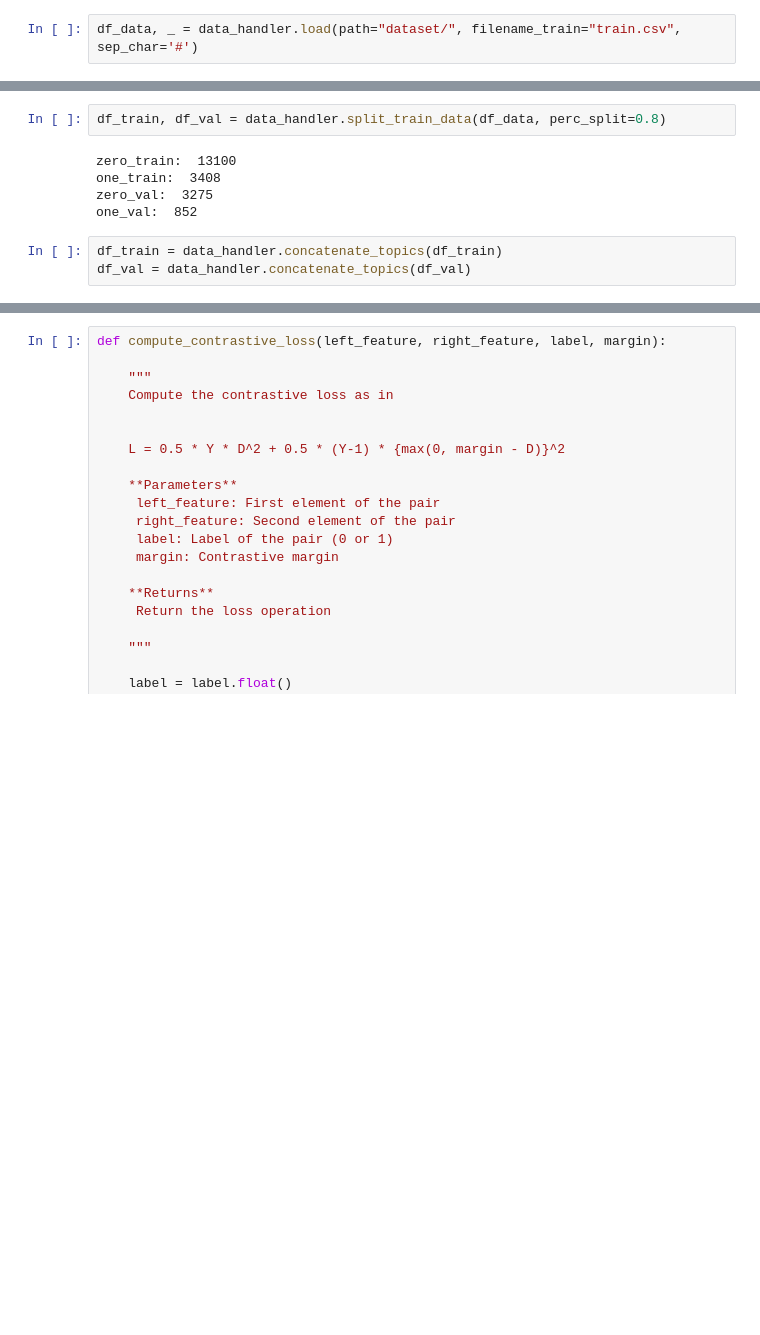
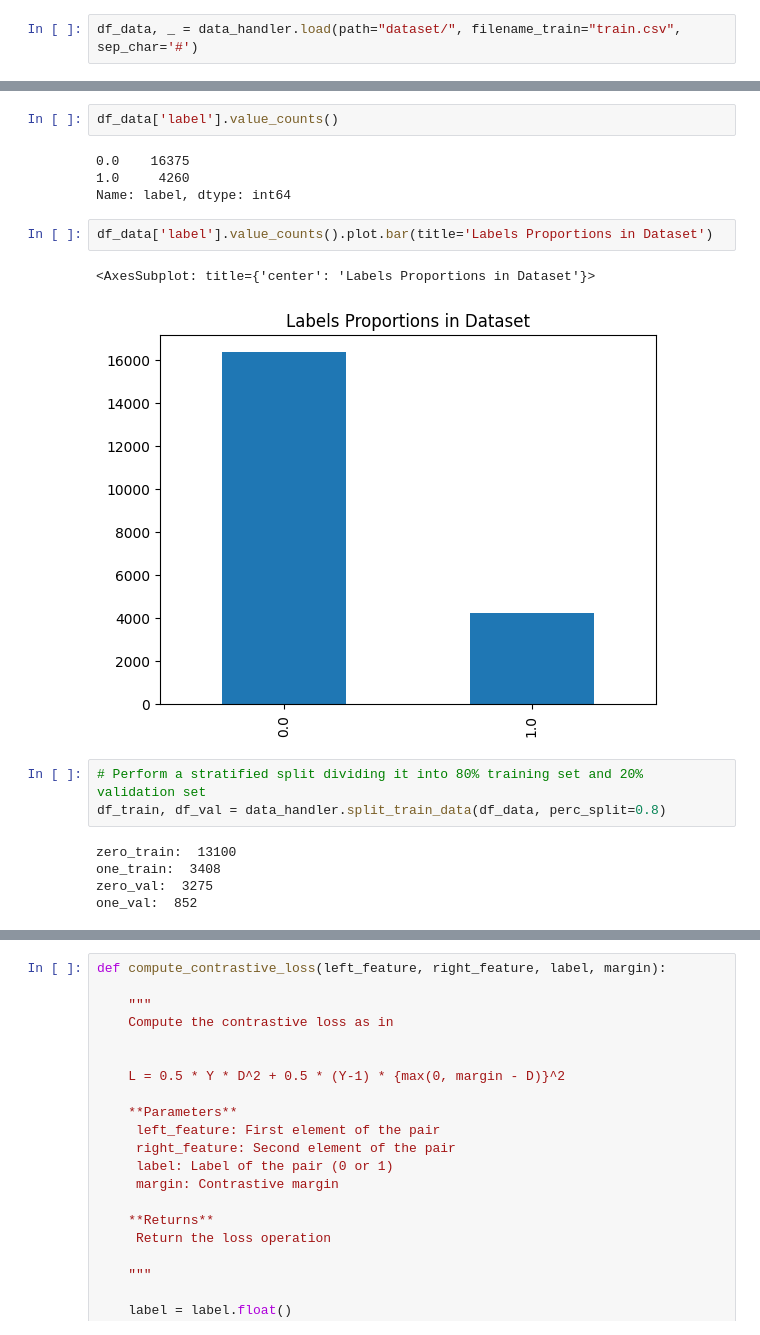
Before and after one commit to mmc185/HLTKeyPointAnalysis, a Jupyter notebook: main.ipynb, the cells around one changed output, grey strips where cells are left out. Saved outputs shown, nothing was run; the diff lists cells and outputs as text; blank space fills up the shorter version.

Commit message:
Add data understanding

```diff
--- a/main.ipynb
+++ b/main.ipynb
@@ -23,13 +41,22 @@ df_data, _ = data_handler.load(path="dataset/", filename_train="train.csv", sep_
+# %%
+df_data['label'].value_counts()
+# %% [output]
+0.0    16375
+1.0     4260
+Name: label, dtype: int64
+# %%
+df_data['label'].value_counts().plot.bar(title='Labels Proportions in Dataset')
+# %% [output]
+<AxesSubplot: title={'center': 'Labels Proportions in Dataset'}>
+[figure, added]
 # %%
+# Perform a stratified split dividing it into 80% training set and 20% validation set
 df_train, df_val = data_handler.split_train_data(df_data, perc_split=0.8)
 # %% [output]
 zero_train:  13100
 one_train:  3408
 zero_val:  3275
 one_val:  852
-# %%
-df_train = data_handler.concatenate_topics(df_train)
-df_val = data_handler.concatenate_topics(df_val)
 # %%
 df_train.info()
 # %% [output]
```
Also changed, not shown: parts of 26 cells of this notebook, 1 other file.
